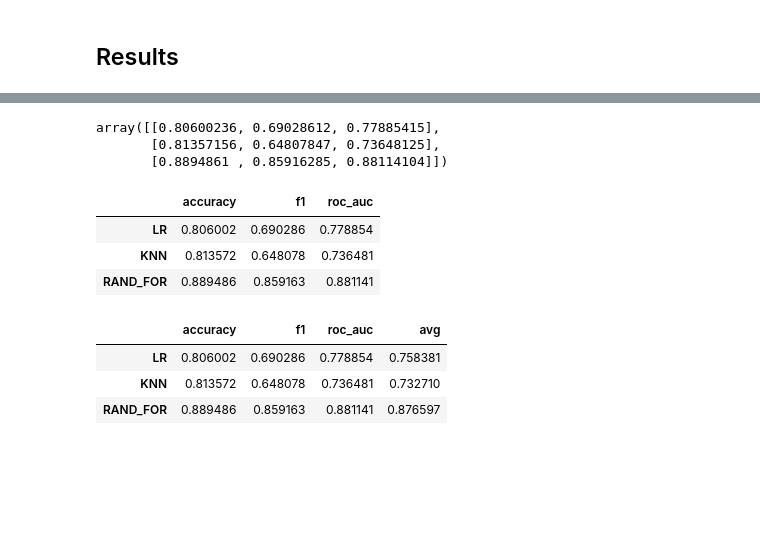
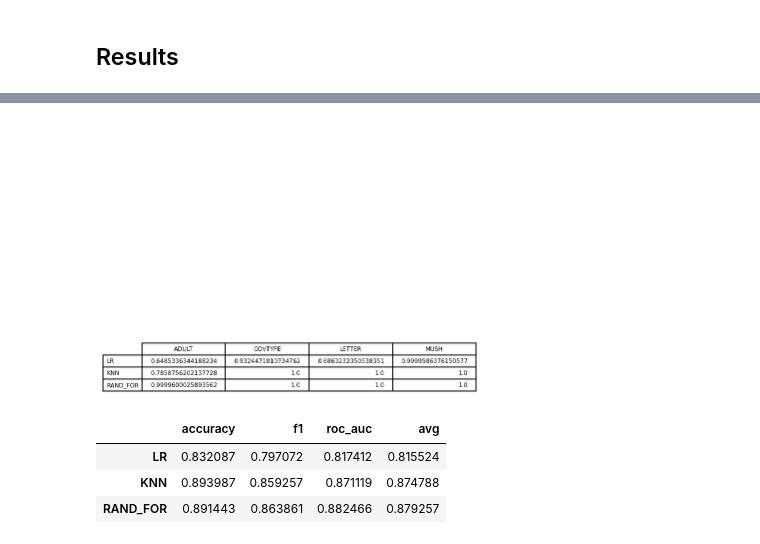
Before and after one commit to sh-biswas/COGS118A_Final_Project, a Jupyter notebook: Final_Project.ipynb, the cells around one changed output, grey strips where cells are left out. Saved outputs shown, nothing was run; the diff lists cells and outputs as text; code cells hidden in the pictures; blank space fills up the shorter version.

```diff
--- a/Final_Project.ipynb
+++ b/Final_Project.ipynb
@@ -971,0 +1642,8 @@ results1
+# %%
+# Get metrics each algo/data combo averaged across 5 trials (algorithms in rows, sets in columns) - train performance
+results_train_data = np.zeros((3, 4))
+for col, data in enumerate(datasets):
+    for row, algo in enumerate(algorithms):
+        sums = [sum_ for sum_ in results_train[col][data][algo].sum()]
+        avg = sum(sums)/15
+        results_train_data[row][col] = avg
@@ -972 +1658,13 @@ results1
+# %%
+from pandas.plotting import table
+
+ax = plt.subplot(111, frame_on=False) # no visible frame
+ax.xaxis.set_visible(False)  # hide the x axis
+ax.yaxis.set_visible(False)  # hide the y axis
+
+table(ax, results_train_data)  # where df is your data frame
+
+plt.savefig('results_train_data.png')
+# %% [output]
+[figure, added]
 # %%
@@ -988,10 +1686,4 @@ for row, algo in enumerate(algorithms):
     acc = 0
     f1 = 0
     roc = 0
-# %%
-results2
-# %% [output]
-array([[0.80600236, 0.69028612, 0.77885415],
-       [0.81357156, 0.64807847, 0.73648125],
-       [0.8894861 , 0.85916285, 0.88114104]])
 # %%
@@ -999,18 +1691,10 @@ results2 = pd.DataFrame(results2, columns = metrics, index = algorithms)
-# %%
-results2
-# %% [output]
-|  | accuracy | f1 | roc_auc |
-| LR | 0.806002 | 0.690286 | 0.778854 |
-| KNN | 0.813572 | 0.648078 | 0.736481 |
-| RAND_FOR | 0.889486 | 0.859163 | 0.881141 |
 # %%
-#results2.sum(axis=1)
-sum_metrics = [sum_/3 for sum_ in results2.sum(axis=1)]
-results2['avg'] = sum_metrics
+#results_test_metrics.sum(axis=1)
+sum_metrics = [sum_/3 for sum_ in results_test_metrics.sum(axis=1)]
+results_test_metrics['avg'] = sum_metrics
+results_test_metrics
+# %% [output]
+|  | accuracy | f1 | roc_auc | avg |
+| LR | 0.832087 | 0.797072 | 0.817412 | 0.815524 |
+| KNN | 0.893987 | 0.859257 | 0.871119 | 0.874788 |
+| RAND_FOR | 0.891443 | 0.863861 | 0.882466 | 0.879257 |
-# %%
-results2
-# %% [output]
-|  | accuracy | f1 | roc_auc | avg |
-| LR | 0.806002 | 0.690286 | 0.778854 | 0.758381 |
-| KNN | 0.813572 | 0.648078 | 0.736481 | 0.732710 |
-| RAND_FOR | 0.889486 | 0.859163 | 0.881141 | 0.876597 |
```
Also changed, not shown: parts of 91 cells of this notebook, 14 other files.
